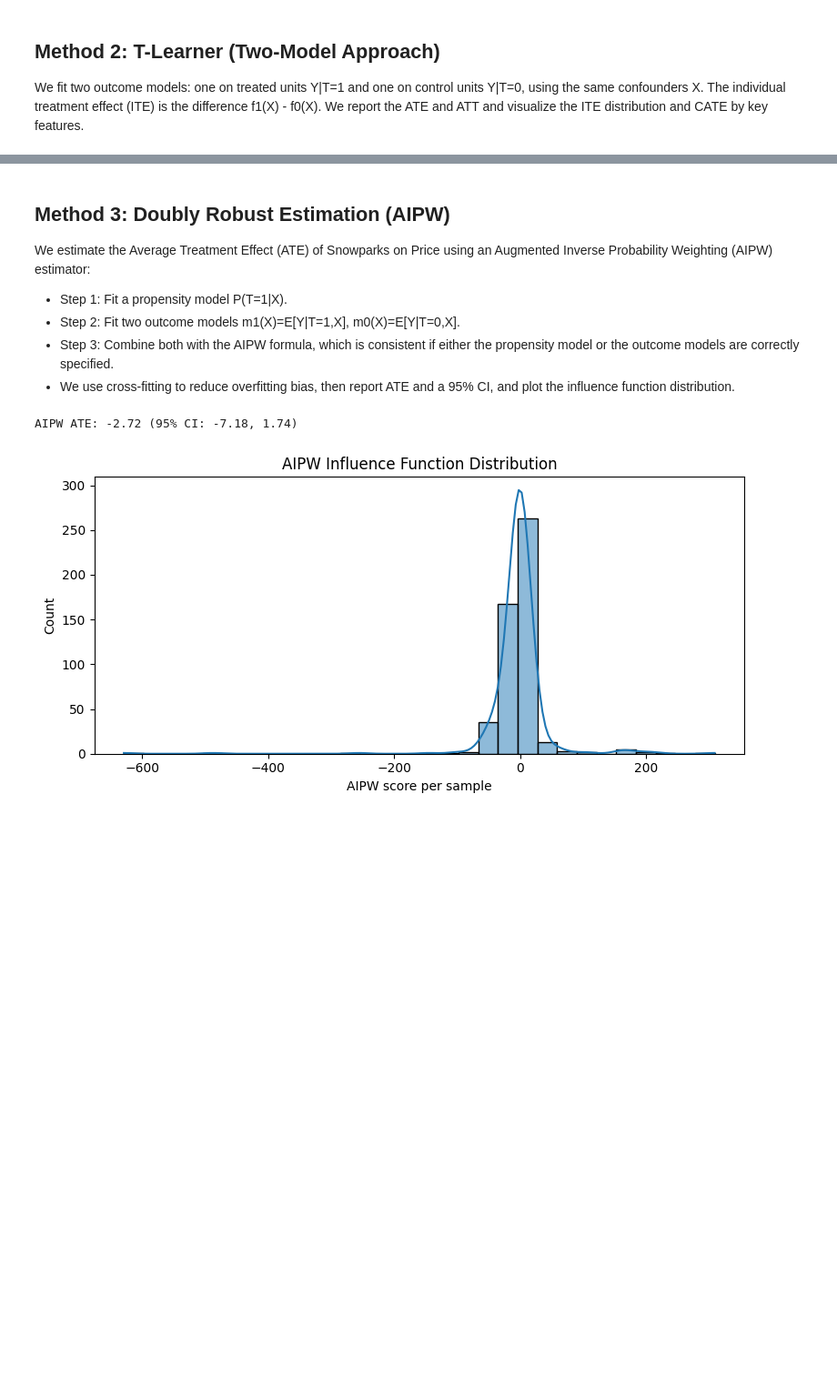
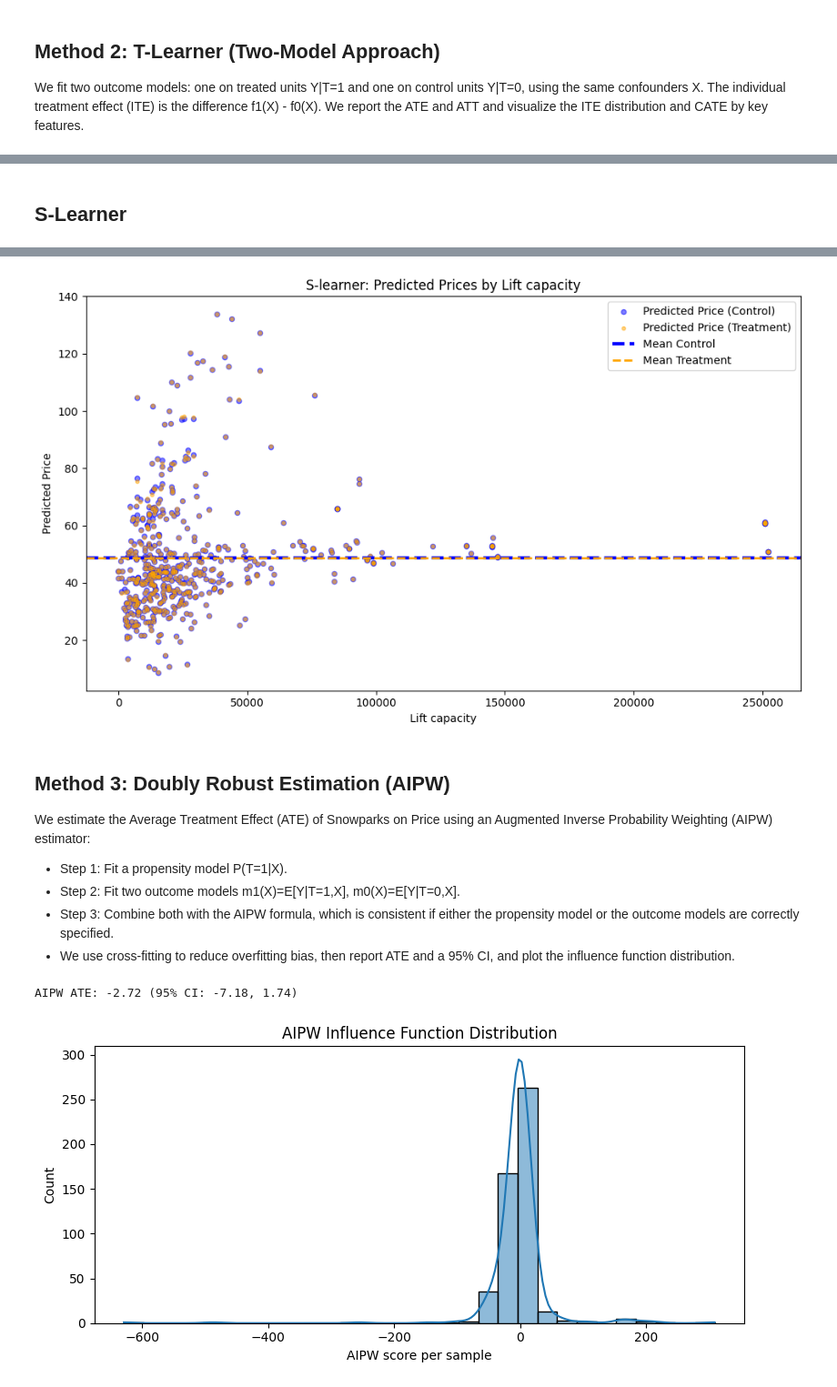
Before and after one commit to matansol/causal-inference-course, a Jupyter notebook: project/project.ipynb, the cells around one changed output, grey strips where cells are left out. Shown at 91% size. Saved outputs shown, nothing was run; the diff lists cells and outputs as text; code cells hidden in the pictures; blank space fills up the shorter version.

```diff
--- a/project/project.ipynb
+++ b/project/project.ipynb
@@ -1149,0 +1113,74 @@ T-Learner ATE: -2.80 | ATT: -1.53 | ATC: -3.20
+# %% [markdown]
+## S-Learner
+# %%
+from sklearn.ensemble import RandomForestRegressor
+import numpy as np
+from sklearn.metrics import r2_score, mean_squared_error, mean_absolute_error
+
+import matplotlib.pyplot as plt
+
+# S-learner setup
+T_COL = 'Snowparks_numeric' if 'Snowparks_numeric' in merged.columns else 'Snowparks'
+Y_COL = 'Price'
+numeric_cols = merged.select_dtypes(include=[np.number]).columns.tolist()
+ban_cols = {Y_COL, 'Rank', 'rank'}
+X_cols = [c for c in numeric_cols if c not in ban_cols]
+
+# Prepare data
+s_df = merged.dropna(subset=[T_COL, Y_COL, 'Lift capacity']).copy()
+X = s_df[X_cols].fillna(0)
+T = s_df[T_COL].values.reshape(-1, 1)
+Y = s_df[Y_COL].values
+lift_capacity = s_df['Lift capacity'].values
+
+# Add treatment as a feature
+X_s = X.copy()
+X_s['T'] = T
+
+# Fit S-learner model
+rf_s = RandomForestRegressor(n_estimators=150, random_state=42)
+rf_s.fit(X_s, Y)
+# Evaluate S-learner model performance
+
+y_pred = rf_s.predict(X_s)
+r2 = r2_score(Y, y_pred)
+mse = mean_squared_error(Y, y_pred)
+mae = mean_absolute_error(Y, y_pred)
+
+print(f"S-learner R^2: {r2:.3f}")
+print(f"S-learner MSE: {mse:.2f}")
+print(f"S-learner MAE: {mae:.2f}")
+#add feature importances
+importances = rf_s.feature_importances_
+feature_importance_df = pd.DataFrame({'Feature': X_s.columns, 'Importance': importances})
+feature_importance_df = feature_importance_df.sort_values(by='Importance', ascending=False)
+print(f"feature importances:\n{feature_importance_df[:15]}\n\n")
+# Predict potential outcomes for all units under T=1 and T=0
+X_treated = X.copy()
+X_treated['T'] = 1
+X_control = X.copy()
+X_control['T'] = 0
+
+y_pred_treated = rf_s.predict(X_treated)
+y_pred_control = rf_s.predict(X_control)
+
+# Individual Treatment Effect (ITE) and ATE
+ITE = y_pred_treated - y_pred_control
+ATE = float(np.mean(ITE))
+print(f"S-learner ATE: {ATE:.2f}")
+print(f"The mean predicted price for the control group is: {np.mean(y_pred_control):.2f}")
+print(f"The mean predicted price for the treatment group is: {np.mean(y_pred_treated):.2f}")
+
+# Plot predicted prices by Lift capacity
+plt.figure(figsize=(10, 6))
+plt.scatter(lift_capacity, y_pred_control, color='blue', alpha=0.5, label='Predicted Price (Control)', s=20)
+plt.scatter(lift_capacity, y_pred_treated, color='orange', alpha=0.5, label='Predicted Price (Treatment)', s=10)
+plt.axhline(np.mean(y_pred_control), color='blue', linestyle='--', linewidth=3, label='Mean Control')
+plt.axhline(np.mean(y_pred_treated), color='orange', linestyle='--', linewidth=2, label='Mean Treatment')
+plt.xlabel('Lift capacity')
+plt.ylabel('Predicted Price')
+plt.title('S-learner: Predicted Prices by Lift capacity')
+plt.legend()
+plt.tight_layout()
+plt.show()
+# %% [output]
@@ -1150,3 +1204,4 @@ T-Learner ATE: -2.80 | ATT: -1.53 | ATC: -3.20
+[figure, added]
 # %% [markdown]
 ## Method 3: Doubly Robust Estimation (AIPW)
 
```
Also changed, not shown: parts of 9 cells of this notebook, 1 other file.
